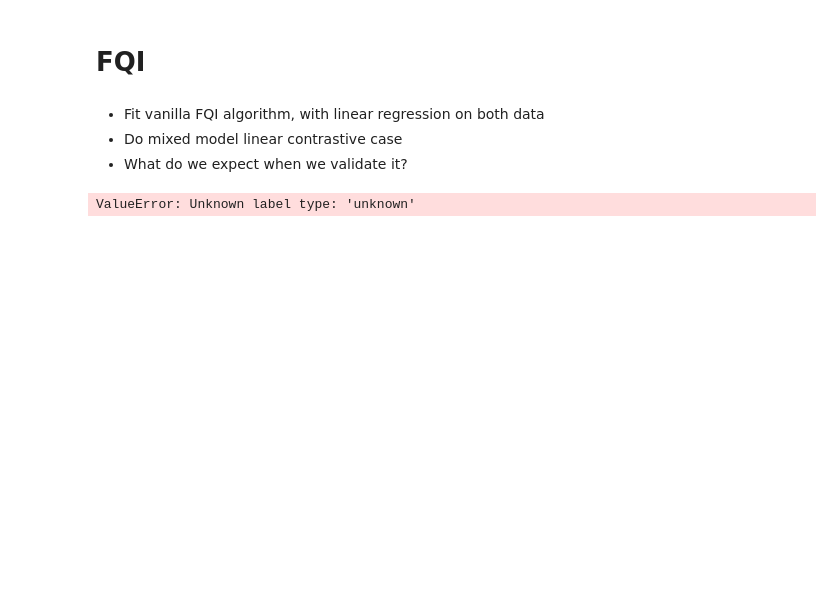
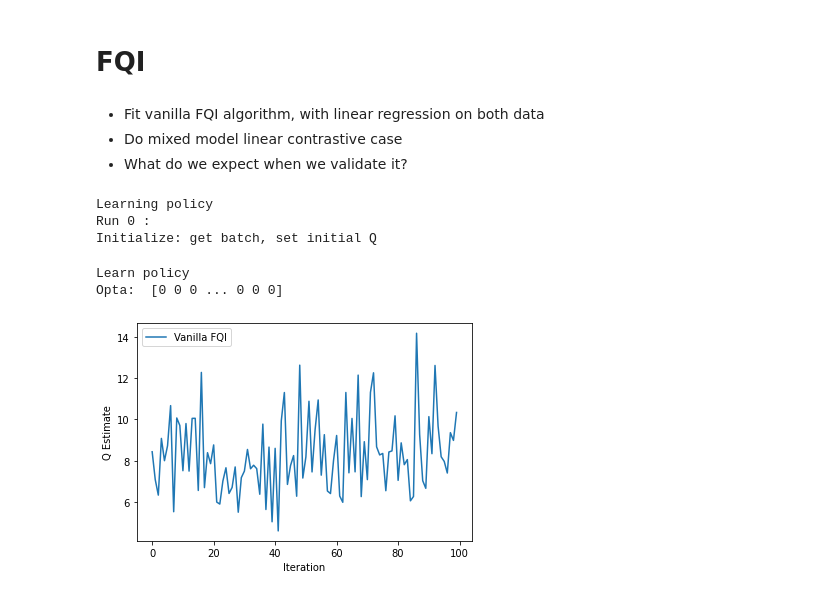
Before and after one commit to ArpiS/nested-policy-rl, a Jupyter notebook: simulation.ipynb, the cells around one changed output. Saved outputs shown, nothing was run; the diff lists cells and outputs as text; code cells hidden in the pictures; blank space fills up the shorter version.

Commit message:
got FQI working with a linear estimator

```diff
--- a/simulation.ipynb
+++ b/simulation.ipynb
@@ -86,7 +89,7 @@ for i in range(num_samples):
 
     # Transition tuple includes state, action, next state, reward, indication of foreground/background
     # 1 if foreground 0 if background
-    transition_tuples.append((s, list(a), ns, reward, 1 - flip))
+    transition_tuples.append((s, list(a), ns, reward, 1 - flip, i))
 # %%
 split = int(0.8*len(transition_tuples))
 train_tuples = transition_tuples[:split]
@@ -120,13 +142,14 @@ for tup in test_tuples:
 * What do we expect when we validate it?
 # %%
 # Define action space, the potential classes of action items.
-def a2c(a):
+def a2c(action):
     actions = [[0, 0], [0, 1], [1, 0], [1, 1]]
     classes = []
-    for action in a:
-        c = np.where(actions==action)
-        classes.append(c)
-
+    for a in action:
+        a = list(a)
+        for c in range(len(actions)):
+            if actions[c] == a:
+                classes.append(c)
     return classes
 
 # Mapping states to actions?
@@ -147,9 +170,15 @@ def norm(vec):
 
 def learnBehaviour(training_set, test_set):
     floc = "simulated_fqi/behavior.pkl"
-    behaviour_pi = LGBMClassifier(n_estimators=2000, class_weight='balanced', num_leaves=100)
-    behaviour_pi.fit(np.vstack((training_set['s'], test_set['s'])),
-                         a2c(np.vstack((training_set['a'], test_set['a']))))
+    #if os.path.exists(floc):
+    #    behaviour_pi = pickle.load(open(floc, 'rb'))
+    #else:
+    # Use a linear regression to predict behavior
+    behaviour_pi = LinearRegression()
+    X = np.vstack((training_set['s'], test_set['s']))
+    X = np.reshape(X, (10000, 10))
+    y = a2c(np.vstack((training_set['a'], test_set['a'])))
+    behaviour_pi.fit(X,y)
     pickle.dump(behaviour_pi, open(floc, 'wb'))
 
     return behaviour_pi
@@ -514,10 +312,15 @@ class FQIagent():
 # %%
-agent = FQIagent(train_tuples=train, test_tuples=test, weights=[1, 1, 1, 1, 1])
+agent = FQIagent(train_tuples=train, test_tuples=test, weights=[1, 100, 1, 1, 1])
 Q_dist = agent.runFQI(repeats=1)
 plt.plot(Q_dist, label= "Vanilla FQI")
 plt.xlabel("Iteration")
 plt.ylabel("Q Estimate")
 plt.legend()
 plt.show()
 # %% [output]
-ValueError: Unknown label type: 'unknown'
+Learning policy
+Run 0 :
+Initialize: get batch, set initial Q
+Learn policy
+Opta:  [0 0 0 ... 0 0 0]
+[figure, added]
```
Also changed, not shown: parts of 4 cells of this notebook.
